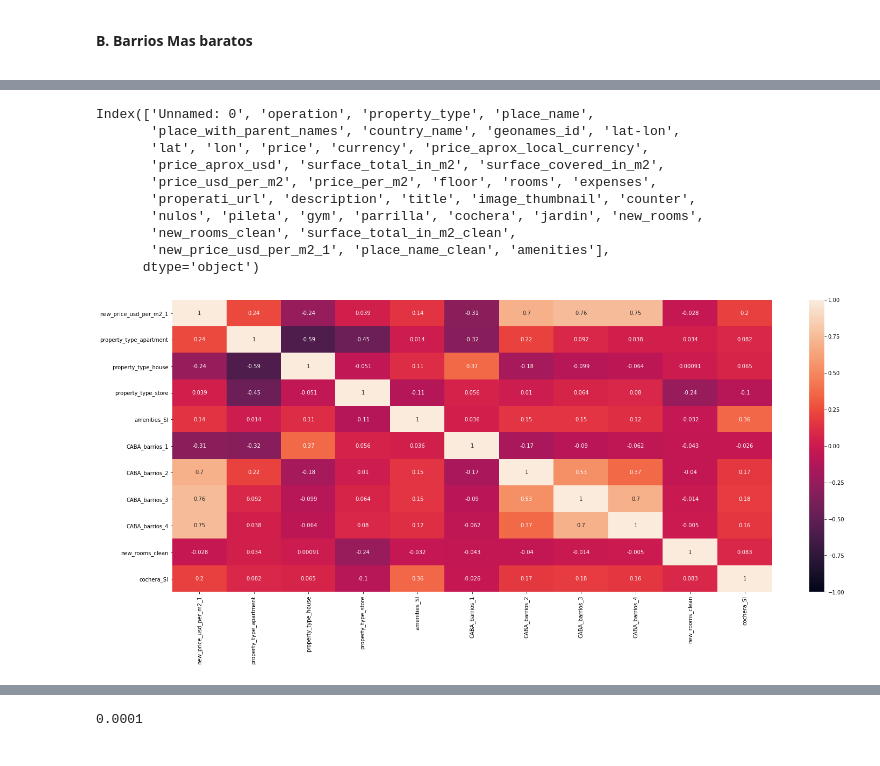
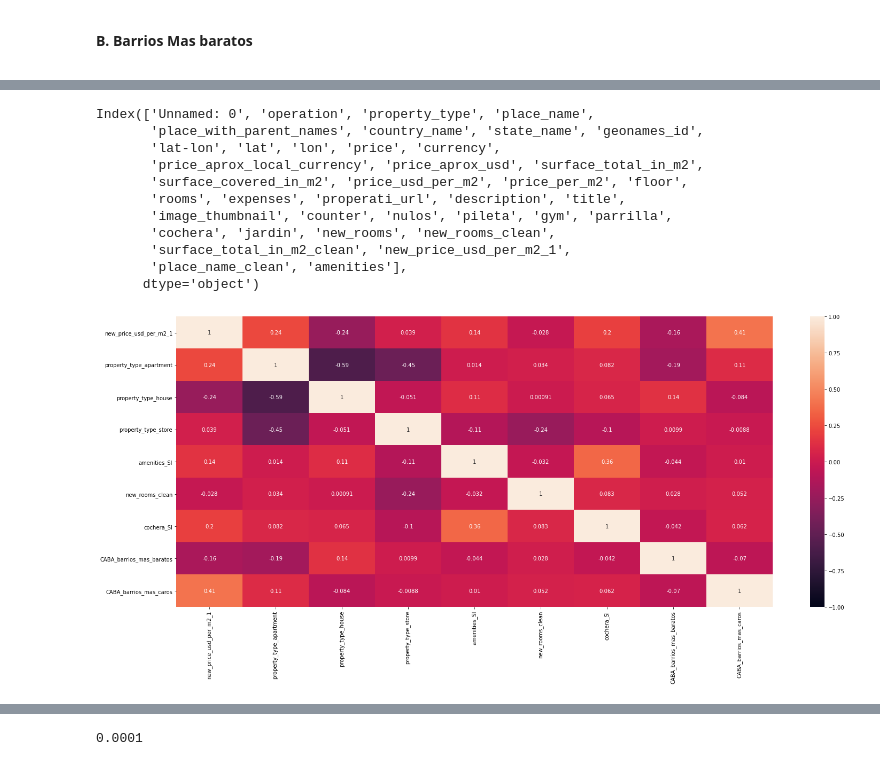
Before and after one commit to giustipatricio/grupo4-1120_ed_13, a Jupyter notebook: Entrega 2/Entrega 2.ipynb, the cells around one changed output, grey strips where cells are left out. Cells and saved outputs as stored; diff of their text form; code cells hidden in the pictures.

Commit message:
actualizacion R2 40 y pico % en CABA

```diff
--- a/Entrega 2/Entrega 2.ipynb
+++ b/Entrega 2/Entrega 2.ipynb
@@ -245,0 +211,4 @@ df_caba_dummies
+# %%
+#creamos una columna nueva
+data_suburb["CABA_barrios_mas_baratos"] = data_suburb["new_price_usd_per_m2_1"]
+df_caba_dummies = pd.concat([df_caba_dummies,data_suburb["CABA_barrios_mas_baratos"]], axis = 1)
@@ -246,11 +220,11 @@ df_caba_dummies
 # %%
 #Reemplazamos los nulos de la columna por valores cero
-#ambientes_131 = df_caba_dummies["CABA_barrios_mas_baratos"].notnull()
-#df_caba_dummies.loc[ambientes_131, "CABA_barrios_mas_baratos"] = 1
+ambientes_131 = df_caba_dummies["CABA_barrios_mas_baratos"].notnull()
+df_caba_dummies.loc[ambientes_131, "CABA_barrios_mas_baratos"] = 1
 # %%
-#ambientes_134 = df_caba_dummies["CABA_barrios_mas_baratos"].isnull()
-#ambientes_134
-#df_caba_dummies.loc[ambientes_134, "CABA_barrios_mas_baratos"] = 0
-#df_rooms_unique = df_caba_dummies["CABA_barrios_mas_baratos"].unique()
-#df_rooms_unique
-#print(df_rooms_unique)
+ambientes_134 = df_caba_dummies["CABA_barrios_mas_baratos"].isnull()
+ambientes_134
+df_caba_dummies.loc[ambientes_134, "CABA_barrios_mas_baratos"] = 0
+df_rooms_unique = df_caba_dummies["CABA_barrios_mas_baratos"].unique()
+df_rooms_unique
+print(df_rooms_unique)
@@ -257,6 +233,6 @@ df_caba_dummies
 # %%
 #regularizacion de variables no numericas dropeandolas
-df_caba_dummies_drop = df_caba_dummies.drop(["pileta","parrilla","jardin","gym",'Unnamed: 0',"place_with_parent_names", 'operation', 'place_name',"country_name","geonames_id","lat-lon","lat","lon","price","currency","price_aprox_local_currency","price_aprox_usd","surface_total_in_m2","price_usd_per_m2","price_per_m2","floor", "rooms",	"expenses",	"properati_url",	"description",	"title",	"image_thumbnail",	"counter",	"nulos","new_rooms", "place_name_clean"  ], axis=1)
+df_caba_dummies_drop = df_caba_dummies.drop(["pileta","parrilla","jardin","gym",'Unnamed: 0', 'operation', 'place_name',"country_name","geonames_id","lat-lon","lat","lon","price","currency","price_aprox_local_currency","price_aprox_usd","surface_total_in_m2","price_usd_per_m2","price_per_m2","floor", "rooms",	"expenses",	"properati_url",	"description",	"title",	"image_thumbnail",	"counter",	"nulos","new_rooms", "place_name_clean"  ], axis=1)
 # %%
 #topes maximos y minimos, tenemos que hacer max i min cuadrados para que esto sea justificado correctamente
 df_caba_dummies_drop = df_caba_dummies_drop[df_caba_dummies_drop['new_price_usd_per_m2_1'] < 8500]
@@ -280,18 +256,19 @@ df_caba_dummies_drop
 # %%
 #Modificamos el tamaño del plot y generamos un heatmap de correlacion en CABA entre variables que consideramos a priri
 plt.figure(figsize = (25 , 10))
-sns.heatmap(df_caba_dummies_drop[["new_price_usd_per_m2_1","property_type_apartment","property_type_house","property_type_store","amenities_SI","CABA_barrios_1","CABA_barrios_2","CABA_barrios_3","CABA_barrios_4","new_rooms_clean"
-                ,"cochera_SI"]].corr(), annot=True, vmin=-1)
+sns.heatmap(df_caba_dummies_drop[["new_price_usd_per_m2_1","property_type_apartment","property_type_house","property_type_store","amenities_SI","new_rooms_clean"
+                ,"cochera_SI", "CABA_barrios_mas_baratos", "CABA_barrios_mas_caros"]].corr(), annot=True, vmin=-1)
 print(df_pais.columns)
 # %% [output]
 Index(['Unnamed: 0', 'operation', 'property_type', 'place_name',
-       'place_with_parent_names', 'country_name', 'geonames_id', 'lat-lon',
-       'lat', 'lon', 'price', 'currency', 'price_aprox_local_currency',
-       'price_aprox_usd', 'surface_total_in_m2', 'surface_covered_in_m2',
-       'price_usd_per_m2', 'price_per_m2', 'floor', 'rooms', 'expenses',
-       'properati_url', 'description', 'title', 'image_thumbnail', 'counter',
-       'nulos', 'pileta', 'gym', 'parrilla', 'cochera', 'jardin', 'new_rooms',
-       'new_rooms_clean', 'surface_total_in_m2_clean',
-       'new_price_usd_per_m2_1', 'place_name_clean', 'amenities'],
+       'place_with_parent_names', 'country_name', 'state_name', 'geonames_id',
+       'lat-lon', 'lat', 'lon', 'price', 'currency',
+       'price_aprox_local_currency', 'price_aprox_usd', 'surface_total_in_m2',
+       'surface_covered_in_m2', 'price_usd_per_m2', 'price_per_m2', 'floor',
+       'rooms', 'expenses', 'properati_url', 'description', 'title',
+       'image_thumbnail', 'counter', 'nulos', 'pileta', 'gym', 'parrilla',
+       'cochera', 'jardin', 'new_rooms', 'new_rooms_clean',
+       'surface_total_in_m2_clean', 'new_price_usd_per_m2_1',
+       'place_name_clean', 'amenities'],
       dtype='object')
-[figure, old version]
+[figure, new version]
```
Also changed, not shown: parts of 31 cells of this notebook.
